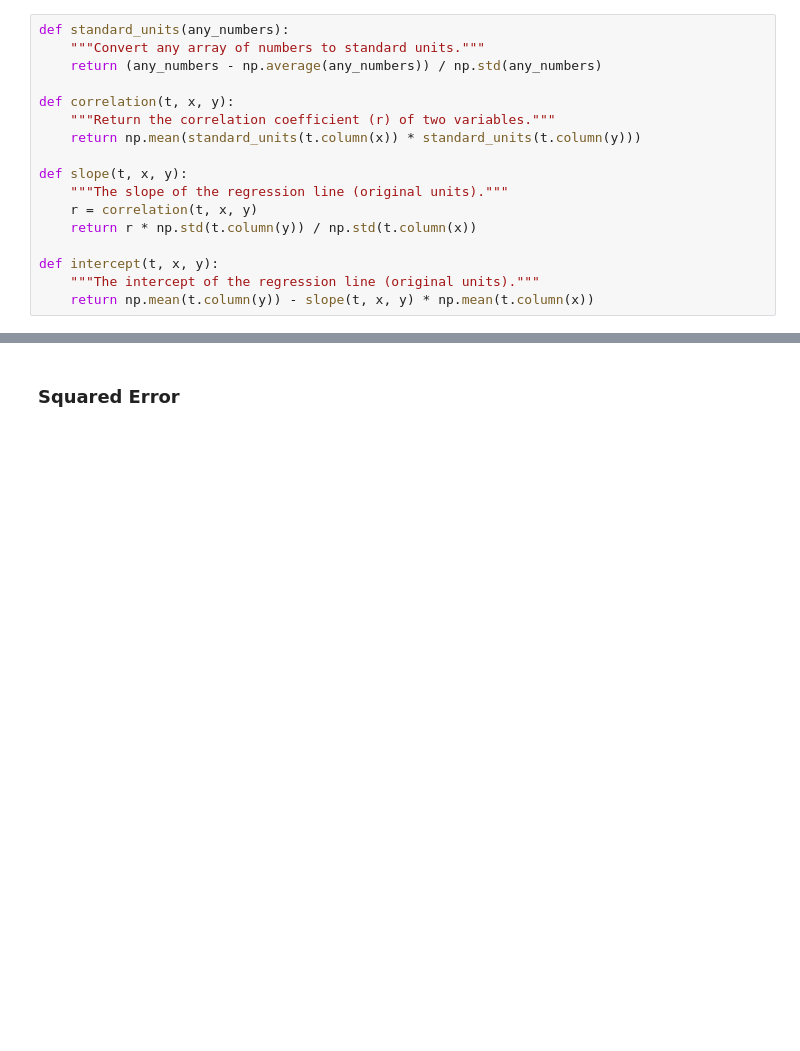
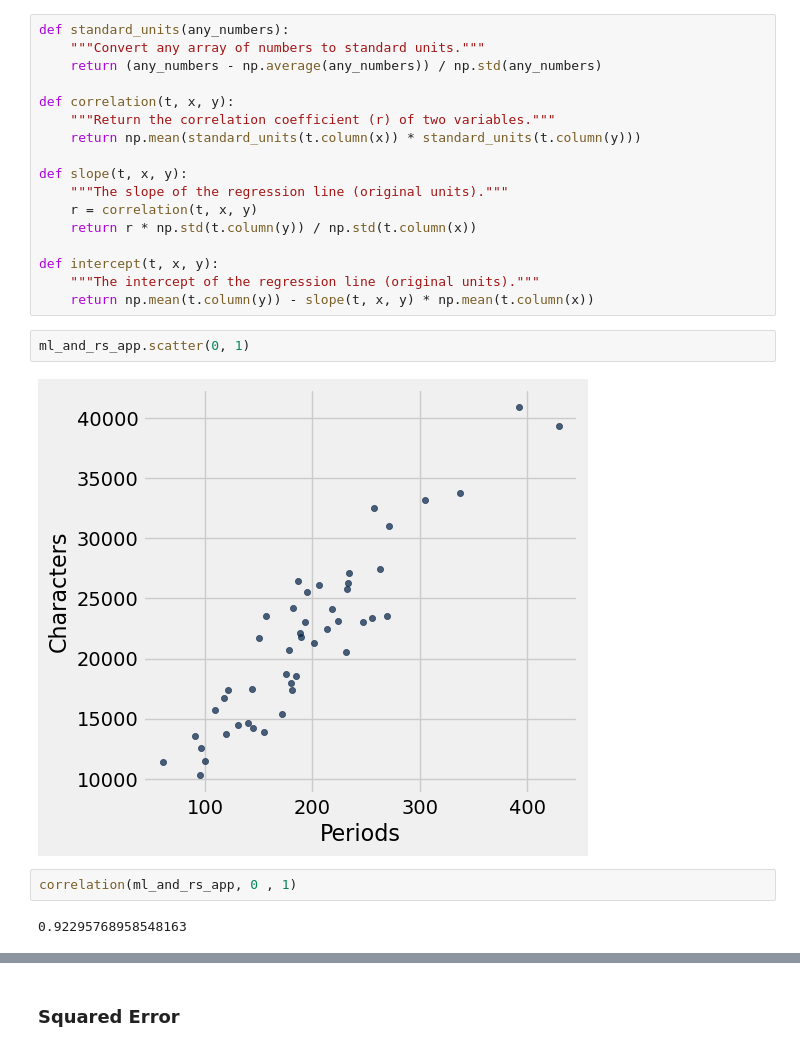
Before and after one commit to Fondad/Regression, a Jupyter notebook: lec5.ipynb, the cells around one changed output, grey strips where cells are left out. Drawn from its saved outputs; the diff is of its cells as text; blank space fills up the shorter version.

```diff
--- a/lec5.ipynb
+++ b/lec5.ipynb
@@ -40,3 +70,11 @@ def slope(t, x, y):
 def intercept(t, x, y):
     """The intercept of the regression line (original units)."""
     return np.mean(t.column(y)) - slope(t, x, y) * np.mean(t.column(x))
+# %%
+ml_and_rs_app.scatter(0, 1)
+# %% [output]
+[figure, added]
+# %%
+correlation(ml_and_rs_app, 0 , 1)
+# %% [output]
+0.92295768958548163
```
Also changed, not shown: parts of 28 cells of this notebook.
